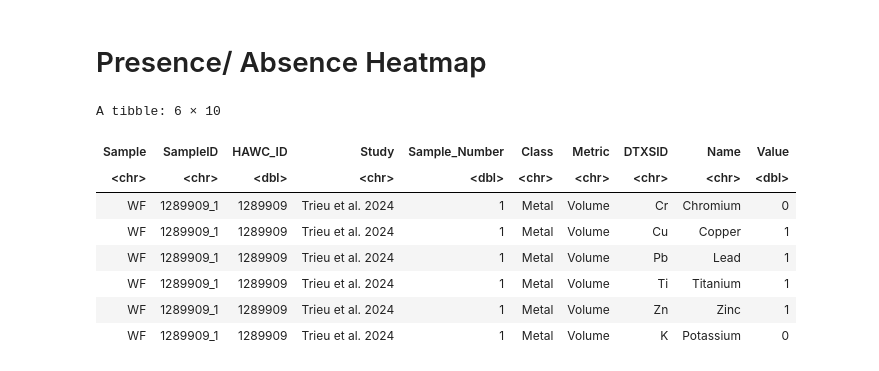
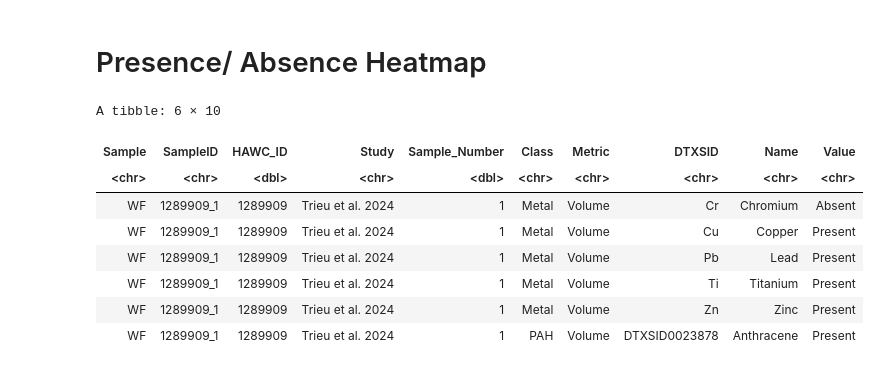
Before and after one commit to UNC-CEMALB/P1015.-Wildfire_Suffcient_Similiarity, a Jupyter notebook: 1. Data Processing/Data Processing.ipynb, the cells around one changed output. Drawn from its saved outputs; the diff is of its cells as text; code cells hidden in the pictures.

```diff
--- a/1. Data Processing/Data Processing.ipynb
+++ b/1. Data Processing/Data Processing.ipynb
@@ -98,7 +99,7 @@ sample_type_presence_df = combined_df %>%
     group_by(Metric, Sample, Name) %>%
     # calculating the percentage of experimental data points
     reframe(Variable_Presence_Percentage = (sum(count)/n()) * 100) %>%
-    filter(Variable_Presence_Percentage >= 40)
+    filter(Variable_Presence_Percentage >= 20)
 
 head(sample_type_presence_df)
 # %% [output]
@@ -147,7 +148,7 @@ study_type_presence_df = filter1_df %>%
     group_by(Metric, Class, HAWC_ID) %>%
     # calculating the percentage of experimental data points
     reframe(Study_Presence_Percentage = (sum(count)/n()) * 100) %>%
-    filter(Study_Presence_Percentage >= 40)
+    filter(Study_Presence_Percentage >= 20)
 
 head(study_type_presence_df)
 # %% [output]
@@ -597,11 +601,11 @@ data_percentage = function(wider_dataset){
 
     # identifying metals/chemicals w/ =< 20% of experimental data
     var_percentage_df = data.frame(Percent = colSums(summed_df[,7:ncol(summed_df)])/nrow(summed_df) * 100) %>%
-        filter(Percent <= 40)
+        filter(Percent <= 20)
     # identifying studies w/ =< 20% of experimental data
     study_percentage_df = data.frame(HAWC_ID = wider_dataset$HAWC_ID,
                                      Percent = rowSums(summed_df[,7:ncol(summed_df)])/ncol(summed_df) * 100) %>%
-        filter(Percent <= 40)
+        filter(Percent <= 20)
 
     return(list(var_percentage_df, study_percentage_df))
 }
@@ -703,19 +704,19 @@ A tibble: 6 × 9
 # %%
 # first converting values to "1" and missing data to "0"
 heat_map_df = final_df %>%
-    mutate(Value = ifelse(Value %in% NA, 0, 1)) %>%
+    mutate(Value = ifelse(Value %in% NA, "Absent", "Present")) %>%
     # creating sample ids
     unite("SampleID", c("HAWC_ID", "Sample_Number"), remove = FALSE)
 
 head(heat_map_df)
 # %% [output]
 A tibble: 6 × 10
 | Sample | SampleID | HAWC_ID | Study | Sample_Number | Class | Metric | DTXSID | Name | Value |
-| <chr> | <chr> | <dbl> | <chr> | <dbl> | <chr> | <chr> | <chr> | <chr> | <dbl> |
-| WF | 1289909_1 | 1289909 | Trieu et al. 2024 | 1 | Metal | Volume | Cr | Chromium | 0 |
-| WF | 1289909_1 | 1289909 | Trieu et al. 2024 | 1 | Metal | Volume | Cu | Copper | 1 |
-| WF | 1289909_1 | 1289909 | Trieu et al. 2024 | 1 | Metal | Volume | Pb | Lead | 1 |
-| WF | 1289909_1 | 1289909 | Trieu et al. 2024 | 1 | Metal | Volume | Ti | Titanium | 1 |
-| WF | 1289909_1 | 1289909 | Trieu et al. 2024 | 1 | Metal | Volume | Zn | Zinc | 1 |
-| WF | 1289909_1 | 1289909 | Trieu et al. 2024 | 1 | Metal | Volume | K | Potassium | 0 |
+| <chr> | <chr> | <dbl> | <chr> | <dbl> | <chr> | <chr> | <chr> | <chr> | <chr> |
+| WF | 1289909_1 | 1289909 | Trieu et al. 2024 | 1 | Metal | Volume | Cr | Chromium | Absent |
+| WF | 1289909_1 | 1289909 | Trieu et al. 2024 | 1 | Metal | Volume | Cu | Copper | Present |
+| WF | 1289909_1 | 1289909 | Trieu et al. 2024 | 1 | Metal | Volume | Pb | Lead | Present |
+| WF | 1289909_1 | 1289909 | Trieu et al. 2024 | 1 | Metal | Volume | Ti | Titanium | Present |
+| WF | 1289909_1 | 1289909 | Trieu et al. 2024 | 1 | Metal | Volume | Zn | Zinc | Present |
+| WF | 1289909_1 | 1289909 | Trieu et al. 2024 | 1 | PAH | Volume | DTXSID0023878 | Anthracene | Present |
 # %%
```
Also changed, not shown: parts of 22 cells of this notebook.
